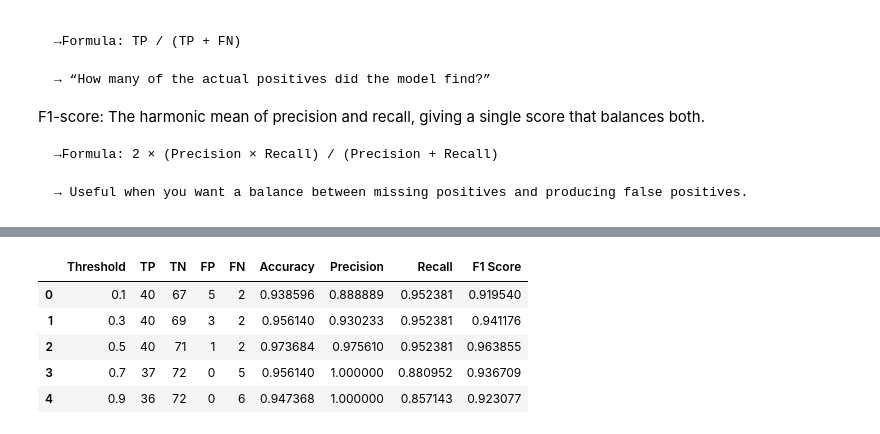
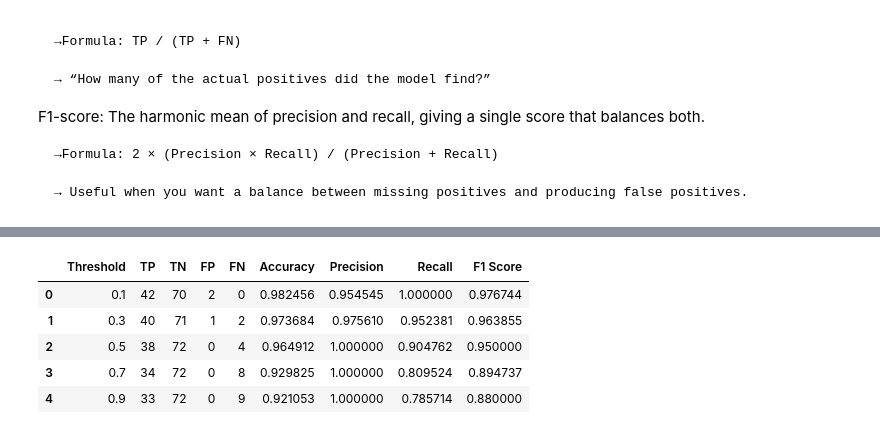
Before and after one commit to NeelPatel2548/APS-Subject-Work, a Jupyter notebook: LabWork 2508.ipynb, the cells around one changed output, grey strips where cells are left out. Saved outputs shown, nothing was run; the diff lists cells and outputs as text; code cells hidden in the pictures.

```diff
--- a/LabWork 2508.ipynb
+++ b/LabWork 2508.ipynb
@@ -348,35 +348,36 @@ from sklearn.metrics import (
 )
 
 result = []
+y_prob = model.predict_proba(x_test)[:, 1]
 for thresholld in [0.1,0.30, 0.50, 0.70, 0.9]:
     y_pred = (y_prob >= thresholld).astype(int)
 
     tn, fp, fn, tp = confusion_matrix(y_test, y_pred).ravel()
 
     accuracy = accuracy_score(y_test, y_pred)
     precision = precision_score(y_test, y_pred)
     recall = recall_score(y_test, y_pred)
     f1 = f1_score(y_test, y_pred)
 
     result.append({
         "Threshold": thresholld,
         "TP": tp,
         "TN": tn,
         "FP": fp,
         "FN": fn,
         "Accuracy": accuracy,
         "Precision": precision,
         "Recall": recall,
         "F1 Score": f1
     })
 
 result_table = pd.DataFrame(result)
 
 result_table
 # %% [output]
 |  | Threshold | TP | TN | FP | FN | Accuracy | Precision | Recall | F1 Score |
-| 0 | 0.1 | 40 | 67 | 5 | 2 | 0.938596 | 0.888889 | 0.952381 | 0.919540 |
-| 1 | 0.3 | 40 | 69 | 3 | 2 | 0.956140 | 0.930233 | 0.952381 | 0.941176 |
-| 2 | 0.5 | 40 | 71 | 1 | 2 | 0.973684 | 0.975610 | 0.952381 | 0.963855 |
-| 3 | 0.7 | 37 | 72 | 0 | 5 | 0.956140 | 1.000000 | 0.880952 | 0.936709 |
-| 4 | 0.9 | 36 | 72 | 0 | 6 | 0.947368 | 1.000000 | 0.857143 | 0.923077 |
+| 0 | 0.1 | 42 | 70 | 2 | 0 | 0.982456 | 0.954545 | 1.000000 | 0.976744 |
+| 1 | 0.3 | 40 | 71 | 1 | 2 | 0.973684 | 0.975610 | 0.952381 | 0.963855 |
+| 2 | 0.5 | 38 | 72 | 0 | 4 | 0.964912 | 1.000000 | 0.904762 | 0.950000 |
+| 3 | 0.7 | 34 | 72 | 0 | 8 | 0.929825 | 1.000000 | 0.809524 | 0.894737 |
+| 4 | 0.9 | 33 | 72 | 0 | 9 | 0.921053 | 1.000000 | 0.785714 | 0.880000 |
```
Also changed, not shown: parts of 9 cells of this notebook, 2 other files.
